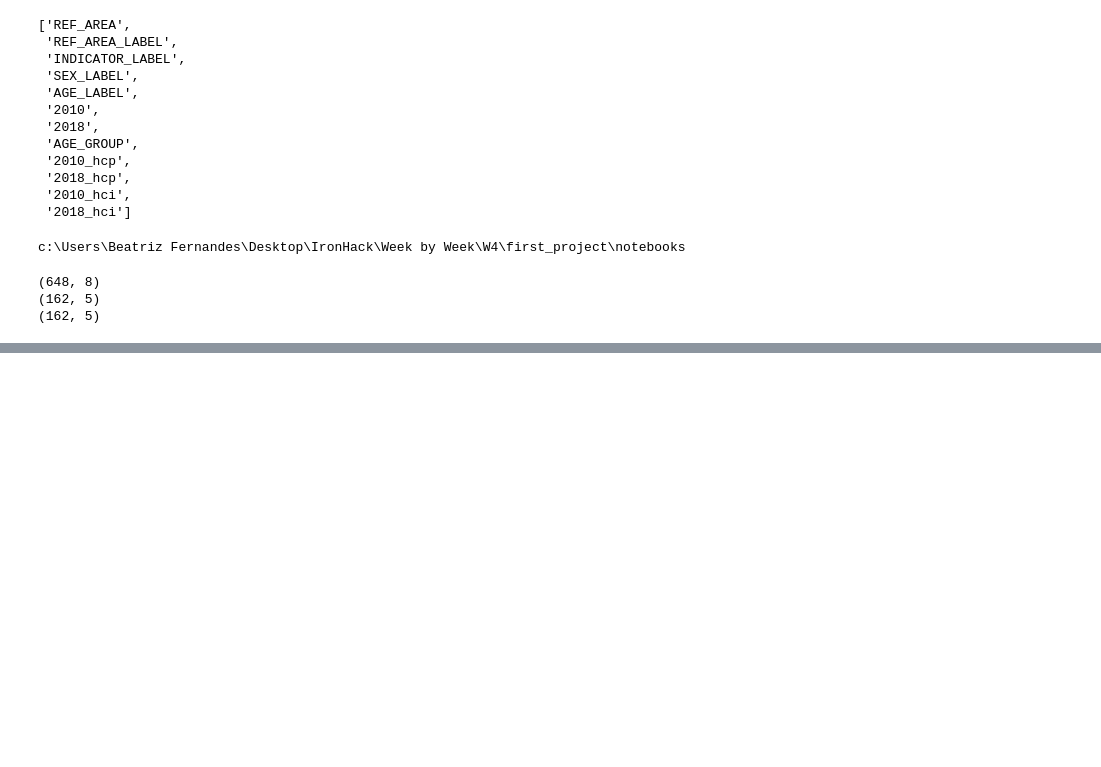
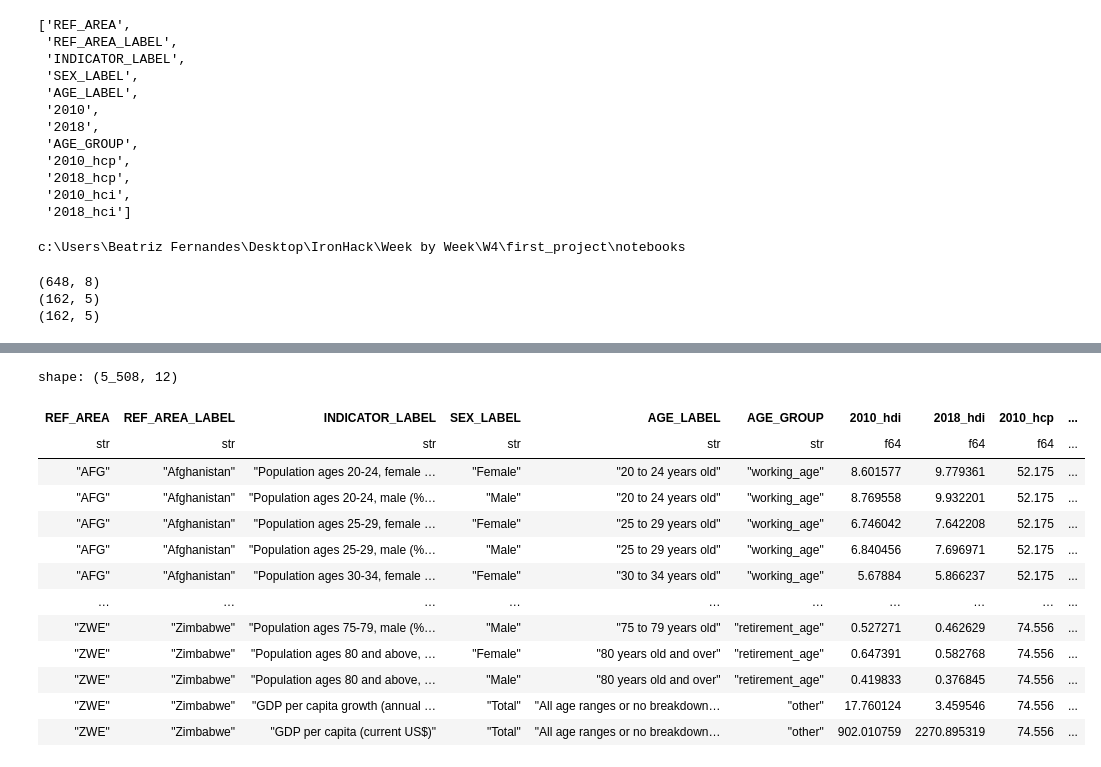
Before and after one commit to rachelv2/first_project, a Jupyter notebook: notebooks/data_cleaning_beatriz.ipynb, the cells around one changed output, grey strips where cells are left out. Drawn from its saved outputs; the diff is of its cells as text; code cells hidden in the pictures; blank space fills up the shorter version.

```diff
--- a/notebooks/data_cleaning_beatriz.ipynb
+++ b/notebooks/data_cleaning_beatriz.ipynb
@@ -692,0 +691,33 @@ merged.write_csv('merged.csv')
+# %%
+#Trying to organize countries by alphabetical order then age. Renaming 2010 and 2018 to be more clear (hdi) and reordering tables.
+
+merged = (
+    merged
+    # Rename 2010 and 2018 to clarify they are from widef/HDI
+    .rename({'2010': '2010_hdi', '2018': '2018_hdi'})
+    # Reorder columns: bring AGE_GROUP between AGE_LABEL and 2010
+    .select([
+        'REF_AREA', 'REF_AREA_LABEL', 'INDICATOR_LABEL', 'SEX_LABEL',
+        'AGE_LABEL', 'AGE_GROUP', '2010_hdi', '2018_hdi',
+        '2010_hcp', '2018_hcp', '2010_hci', '2018_hci'
+    ])
+    # Sort: country alphabetically, then age_label, then sex_label
+    .sort(['REF_AREA_LABEL', 'AGE_LABEL', 'SEX_LABEL'])
+)
+
+display(merged)
+# %% [output]
+shape: (5_508, 12)
+| REF_AREA | REF_AREA_LABEL | INDICATOR_LABEL | SEX_LABEL | AGE_LABEL | AGE_GROUP | 2010_hdi | 2018_hdi | 2010_hcp | ... |
+| str | str | str | str | str | str | f64 | f64 | f64 | ... |
+| "AFG" | "Afghanistan" | "Population ages 20-24, female … | "Female" | "20 to 24 years old" | "working_age" | 8.601577 | 9.779361 | 52.175 | ... |
+| "AFG" | "Afghanistan" | "Population ages 20-24, male (%… | "Male" | "20 to 24 years old" | "working_age" | 8.769558 | 9.932201 | 52.175 | ... |
+| "AFG" | "Afghanistan" | "Population ages 25-29, female … | "Female" | "25 to 29 years old" | "working_age" | 6.746042 | 7.642208 | 52.175 | ... |
+| "AFG" | "Afghanistan" | "Population ages 25-29, male (%… | "Male" | "25 to 29 years old" | "working_age" | 6.840456 | 7.696971 | 52.175 | ... |
+| "AFG" | "Afghanistan" | "Population ages 30-34, female … | "Female" | "30 to 34 years old" | "working_age" | 5.67884 | 5.866237 | 52.175 | ... |
+| … | … | … | … | … | … | … | … | … | ... |
+| "ZWE" | "Zimbabwe" | "Population ages 75-79, male (%… | "Male" | "75 to 79 years old" | "retirement_age" | 0.527271 | 0.462629 | 74.556 | ... |
+| "ZWE" | "Zimbabwe" | "Population ages 80 and above, … | "Female" | "80 years old and over" | "retirement_age" | 0.647391 | 0.582768 | 74.556 | ... |
+| "ZWE" | "Zimbabwe" | "Population ages 80 and above, … | "Male" | "80 years old and over" | "retirement_age" | 0.419833 | 0.376845 | 74.556 | ... |
+| "ZWE" | "Zimbabwe" | "GDP per capita growth (annual … | "Total" | "All age ranges or no breakdown… | "other" | 17.760124 | 3.459546 | 74.556 | ... |
+| "ZWE" | "Zimbabwe" | "GDP per capita (current US$)" | "Total" | "All age ranges or no breakdown… | "other" | 902.010759 | 2270.895319 | 74.556 | ... |
```
Also changed, not shown: parts of 14 cells of this notebook, 1 other file.
